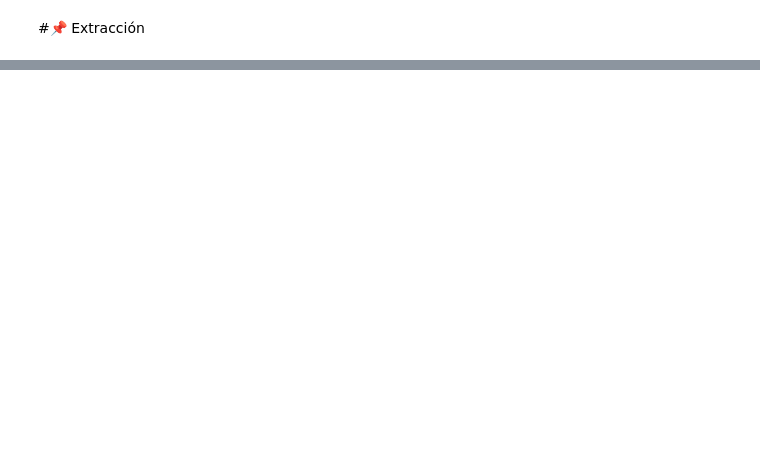
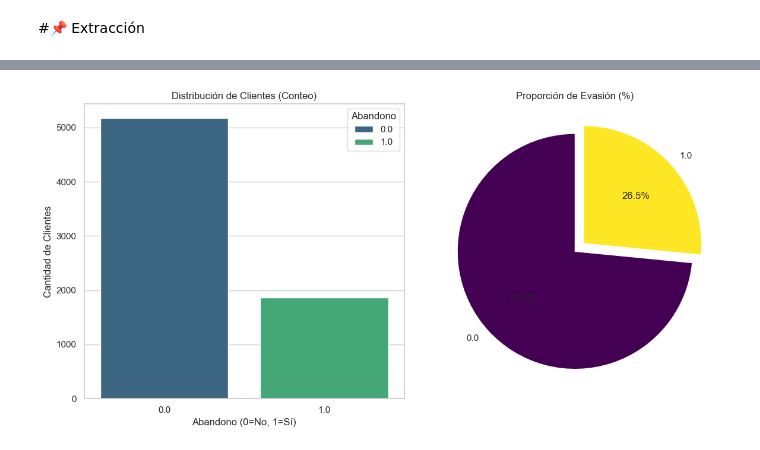
Before and after one commit to zxxcerbero/challenge2-data-science-LATAM, a Jupyter notebook: TelecomX_LATAM.ipynb, the cells around one changed output, grey strips where cells are left out. Cells and saved outputs as stored; diff of their text form; code cells hidden in the pictures; blank space fills up the shorter version.

```diff
--- a/TelecomX_LATAM.ipynb
+++ b/TelecomX_LATAM.ipynb
@@ -75,0 +39,4 @@ pd.json_normalize(data)
+# %%
+# Normalización de los datos JSON a un DataFrame de Pandas
+df = pd.json_normalize(data)
+df.head()
@@ -75,0 +134,8 @@ pd.json_normalize(data)
+# %%
+# Conversión de 'account.Charges.Total' a formato numérico
+df['account.Charges.Total'] = pd.to_numeric(df['account.Charges.Total'], errors='coerce')
+
+# Tratamiento de Nulos: Clientes con tenure 0 aún no han generado cargos totales
+df['account.Charges.Total'] = df['account.Charges.Total'].fillna(0)
+
+print("Nulos remanentes en cargos totales:", df['account.Charges.Total'].isnull().sum())
@@ -75,0 +148,7 @@ pd.json_normalize(data)
+# %%
+# Generación de la columna 'Cuentas_Diarias'
+# Se asume un promedio de 30 días para la facturación mensual
+df['Cuentas_Diarias'] = (df['account.Charges.Monthly'] / 30).round(2)
+
+# Visualización de la transformación
+df[['account.Charges.Monthly', 'Cuentas_Diarias']].head()
@@ -75,0 +274,22 @@ pd.json_normalize(data)
+# %%
+# Configuración estética de los gráficos
+sns.set_theme(style="whitegrid")
+plt.figure(figsize=(12, 6))
+
+# 1. Gráfico de barras (Conteo)
+plt.subplot(1, 2, 1)
+ax = sns.countplot(x='Abandono', data=df, palette='viridis', hue='Abandono', legend=True)
+plt.title('Distribución de Clientes (Conteo)')
+plt.xlabel('Abandono (0=No, 1=Sí)')
+plt.ylabel('Cantidad de Clientes')
+
+# 2. Gráfico de pastel (Proporción)
+plt.subplot(1, 2, 2)
+df['Abandono'].value_counts().plot.pie(autopct='%1.1f%%', colors=['#440154', '#fde725'], startangle=90, explode=(0, 0.1))
+plt.title('Proporción de Evasión (%)')
+plt.ylabel('')
+
+plt.tight_layout()
+plt.show()
+# %% [output]
+[figure, added]
```
Also changed, not shown: parts of 35 cells of this notebook.
